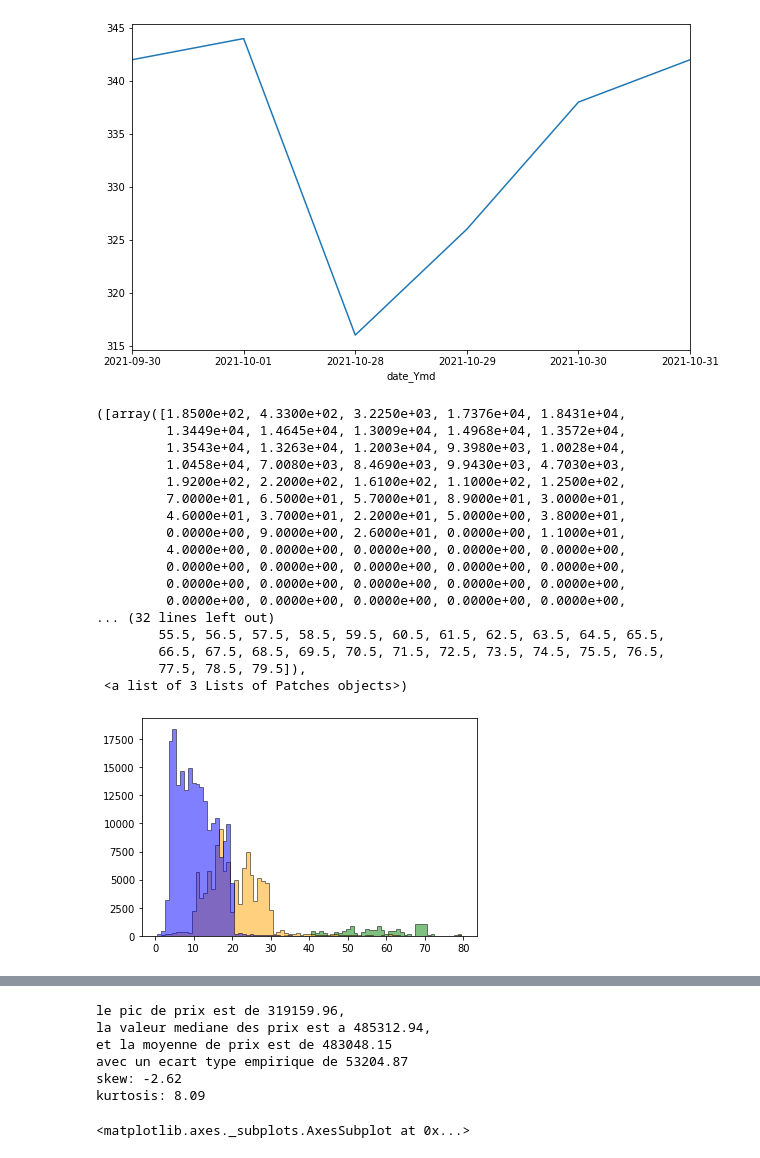
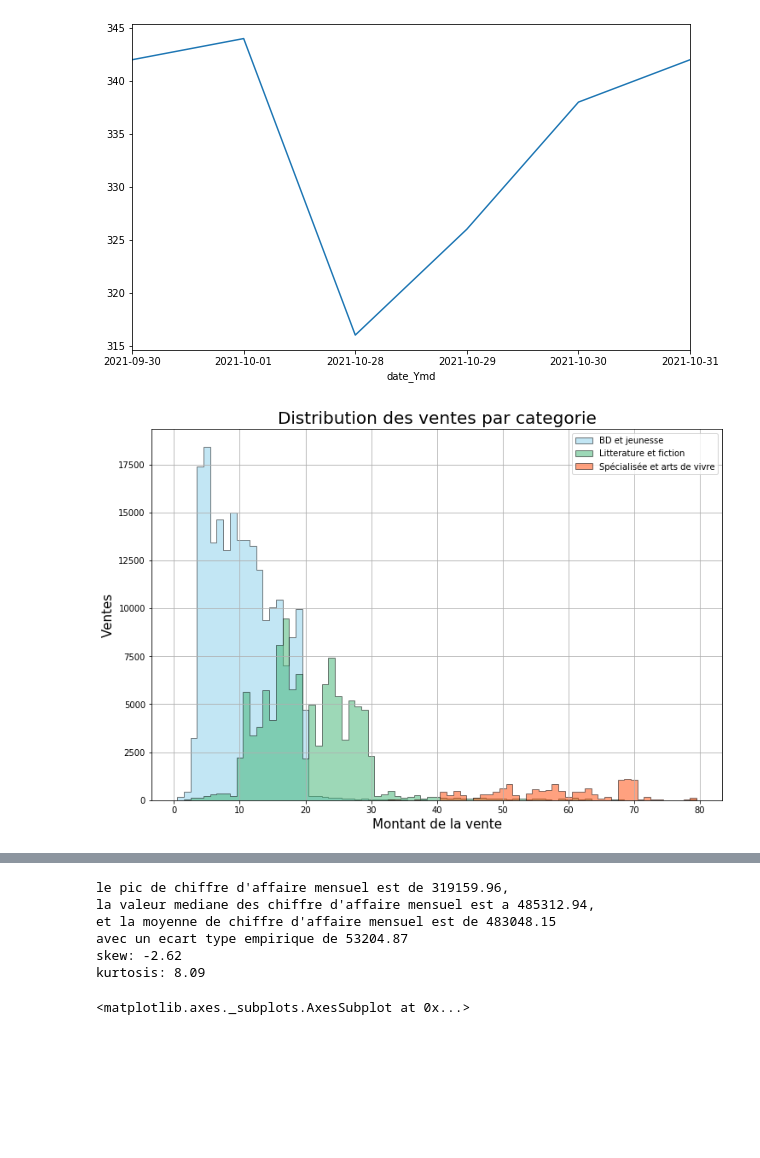
Before and after one commit to Sh4mSh4m/OCR_DA_proj4, a Jupyter notebook: Projet 4 - Analysez les ventes de votre entreprise.ipynb, the cells around one changed output, grey strips where cells are left out. Saved outputs shown, nothing was run; the diff lists cells and outputs as text; code cells hidden in the pictures; blank space fills up the shorter version.

```diff
--- a/Projet 4 - Analysez les ventes de votre entreprise.ipynb
+++ b/Projet 4 - Analysez les ventes de votre entreprise.ipynb
@@ -676,51 +789,67 @@ sales_cat1_aday_serie.plot(x='date_Ymd', figsize = (10,6))
 <matplotlib.axes._subplots.AxesSubplot at 0x...>
 [figure]
 # %%
+fig3_2, ax = plt.subplots(figsize=(12,8))
+
+color_scheme = {
+    0: "skyblue",
+    1: 'mediumseagreen',
+    2: 'orangered',
+}
 sales_acat = book[['categ', 'price']].copy()
 
 # df masks
 cat0_mask = sales_acat['categ']==0
 cat1_mask = sales_acat['categ']==1
 cat2_mask = sales_acat['categ']==2
 
 # separate dataframes per cat
 sales_acat0 = sales_acat[cat0_mask]
 sales_acat1 = sales_acat[cat1_mask]
 sales_acat2 = sales_acat[cat2_mask]
 
 # series per cat
 s0 = sales_acat0['price']
 s1 = sales_acat1['price']
 s2 = sales_acat2['price']
 
-plt.hist(
-    [s0, s1, s2],
+s0.hist(
     bins = [x + 0.5 for x in range(0, 80)],
-    color = ['blue', 'orange', 'green'],
     edgecolor = 'black',
-    label = ['cat0', 'cat1', 'cat2'],
+    color = "skyblue",
+    label = "BD et jeunesse",
     alpha = 0.5,
-    histtype = 'stepfilled'
+    histtype = 'stepfilled',
+    ax=ax
 )
+
+s1.hist(
+    bins = [x + 0.5 for x in range(0, 80)],
+    edgecolor = 'black',
+    color = "mediumseagreen",
+    label = "Litterature et fiction",
+    alpha = 0.5,
+    histtype = 'stepfilled',
+    ax=ax
+)
+s2.hist(
+    bins = [x + 0.5 for x in range(0, 80)],
+    edgecolor = 'black',
+    color = "orangered",
+    label = "Spécialisée et arts de vivre",
+    alpha = 0.5,
+    histtype = 'stepfilled',
+    ax=ax
+)
+
+ax.set_title("Distribution des ventes par categorie", fontsize=20)
+ax.set_ylabel("Ventes", fontsize=15)
+ax.set_xlabel("Montant de la vente", fontsize=15)
+ax.get_legend()
+ax.legend()
+fig3_2.savefig("figure_3_2_Distribution des ventes.png")
 # %% [output]
-([array([1.8500e+02, 4.3300e+02, 3.2250e+03, 1.7376e+04, 1.8431e+04,
-         1.3449e+04, 1.4645e+04, 1.3009e+04, 1.4968e+04, 1.3572e+04,
-         1.3543e+04, 1.3263e+04, 1.2003e+04, 9.3980e+03, 1.0028e+04,
-         1.0458e+04, 7.0080e+03, 8.4690e+03, 9.9430e+03, 4.7030e+03,
-         1.9200e+02, 2.2000e+02, 1.6100e+02, 1.1000e+02, 1.2500e+02,
-         7.0000e+01, 6.5000e+01, 5.7000e+01, 8.9000e+01, 3.0000e+01,
-         4.6000e+01, 3.7000e+01, 2.2000e+01, 5.0000e+00, 3.8000e+01,
-         0.0000e+00, 9.0000e+00, 2.6000e+01, 0.0000e+00, 1.1000e+01,
-         4.0000e+00, 0.0000e+00, 0.0000e+00, 0.0000e+00, 0.0000e+00,
-         0.0000e+00, 0.0000e+00, 0.0000e+00, 0.0000e+00, 0.0000e+00,
-         0.0000e+00, 0.0000e+00, 0.0000e+00, 0.0000e+00, 0.0000e+00,
-         0.0000e+00, 0.0000e+00, 0.0000e+00, 0.0000e+00, 0.0000e+00,
-... (32 lines left out)
-        55.5, 56.5, 57.5, 58.5, 59.5, 60.5, 61.5, 62.5, 63.5, 64.5, 65.5,
-        66.5, 67.5, 68.5, 69.5, 70.5, 71.5, 72.5, 73.5, 74.5, 75.5, 76.5,
-        77.5, 78.5, 79.5]),
- <a list of 3 Lists of Patches objects>)
-[figure, old version]
+[figure, new version]
 # %%
 sales_rev_monthly = book.groupby('date_Ym')['price'].sum()
 sales_rev_monthly
@@ -740,11 +869,11 @@ date_Ym
 2022-02    532740.88
 Name: price, dtype: float64
 # %%
-central_measures(sales_rev_monthly)
+central_measures(sales_rev_monthly, "chiffre d'affaire mensuel")
 # %% [output]
-le pic de prix est de 319159.96,
-la valeur mediane des prix est a 485312.94,
-et la moyenne de prix est de 483048.15
+le pic de chiffre d'affaire mensuel est de 319159.96,
+la valeur mediane des chiffre d'affaire mensuel est a 485312.94,
+et la moyenne de chiffre d'affaire mensuel est de 483048.15
 avec un ecart type empirique de 53204.87
 skew: -2.62
 kurtosis: 8.09
```
Also changed, not shown: parts of 37 cells of this notebook.
